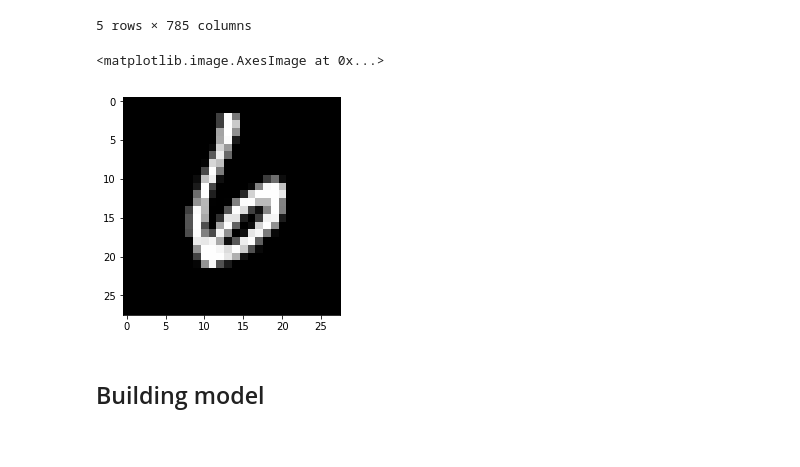
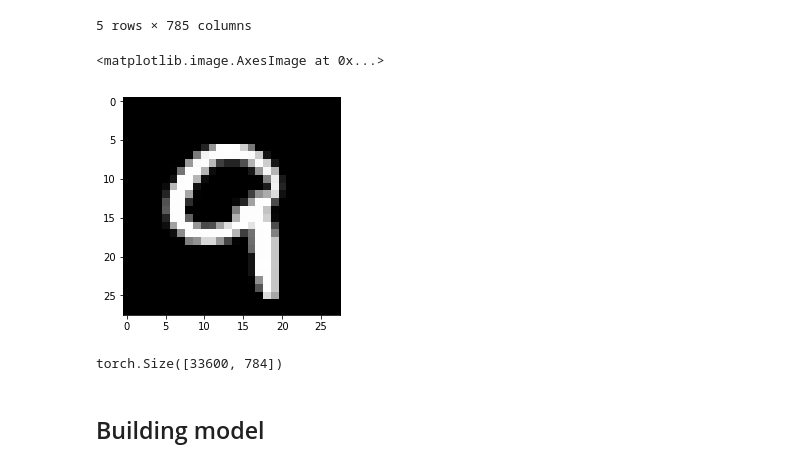
Before and after one commit to hygoni/ToyTorch, a Jupyter notebook: Tutorials/Pytorch Tutorial for Deep Learning Lovers/Logistic Regression.ipynb, the cells around one changed output. Saved outputs shown, nothing was run; the diff lists cells and outputs as text; code cells hidden in the pictures.

```diff
--- a/Tutorials/Pytorch Tutorial for Deep Learning Lovers/Logistic Regression.ipynb
+++ b/Tutorials/Pytorch Tutorial for Deep Learning Lovers/Logistic Regression.ipynb
@@ -47,10 +47,10 @@ label_numpy = train.label.values
 # %%
 image_train, image_test, label_train, label_test = train_test_split(image_numpy, label_numpy, test_size = 0.2, random_state = 42)
 # %%
-plt.imshow(image_train[0].reshape(28, 28), cmap='gray')
+plt.imshow(image_train[10].reshape(28, 28), cmap='gray')
 # %% [output]
 <matplotlib.image.AxesImage at 0x...>
-[figure, old version]
+[figure, new version]
 # %%
 image_train = torch.from_numpy(image_train).float()
 label_train = torch.from_numpy(label_train).type(torch.LongTensor)
@@ -66,3 +66,7 @@ test_loader = datautils.DataLoader(test_set, batch_size = 64, shuffle = False)
+# %%
+print(image_train.shape)
+# %% [output]
+torch.Size([33600, 784])
 # %% [markdown]
 ## Building model
 # %%
```
Also changed, not shown: parts of 8 cells of this notebook.
